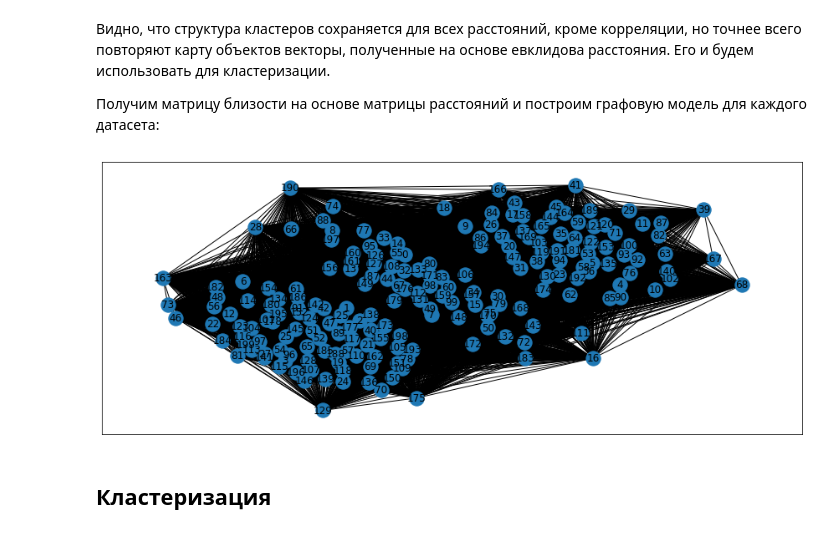
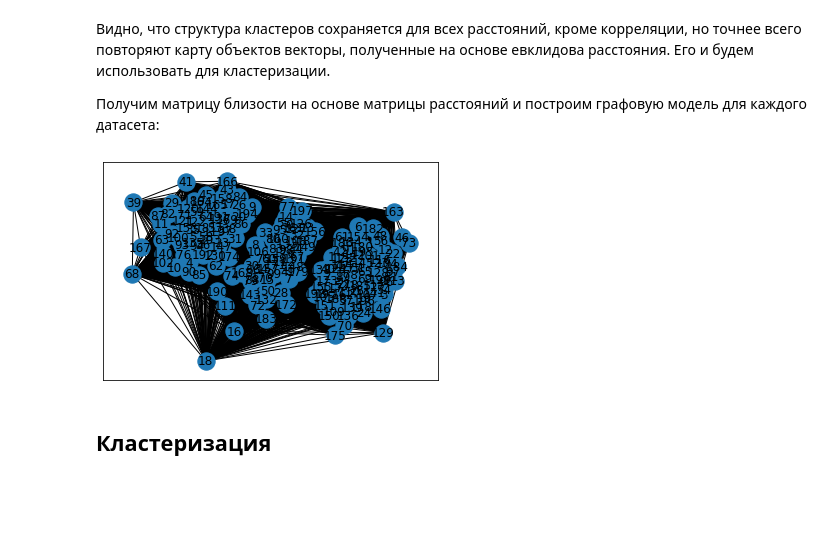
Before and after one commit to vsavkina/lab3, a Jupyter notebook: Lab3_13.ipynb, the cells around one changed output. Cells and saved outputs as stored; diff of their text form; code cells hidden in the pictures; blank space fills up the shorter version.

```diff
--- a/Lab3_13.ipynb
+++ b/Lab3_13.ipynb
@@ -263,11 +264,10 @@ Y_dis = squareform(pdist(Y_st, 'euclidean'))
 similarity_Y = np.exp(-Y_dis**2*1/4)
 Y_graph = similarity_to_graph(similarity_Y)
 # %%
-plt.figure(figsize=(15, 6))
 pos=nx.spring_layout(Y_graph)
 nx.draw_networkx(Y_graph,pos)
 # %% [output]
-[figure, old version]
+[figure, new version]
 # %% [markdown]
 ## Кластеризация
 # %% [markdown]
```
Also changed, not shown: parts of 26 cells of this notebook.
